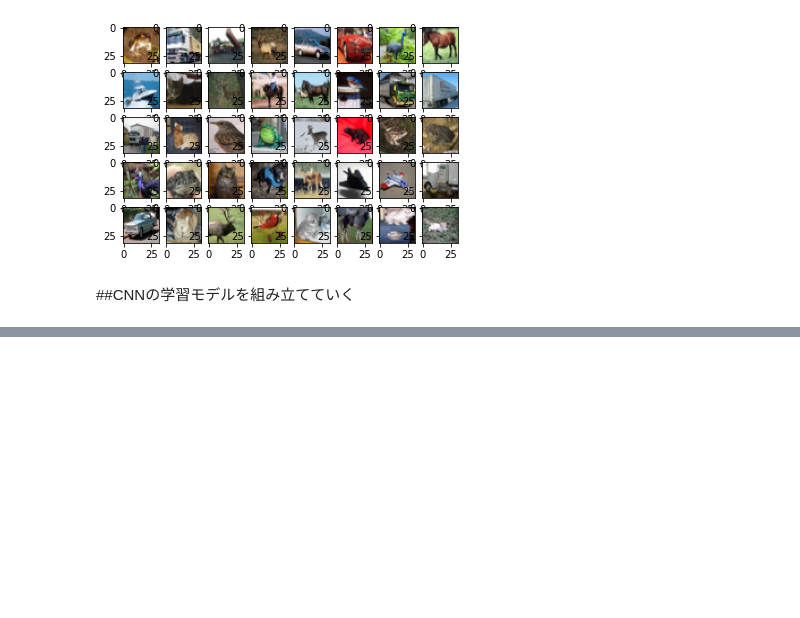
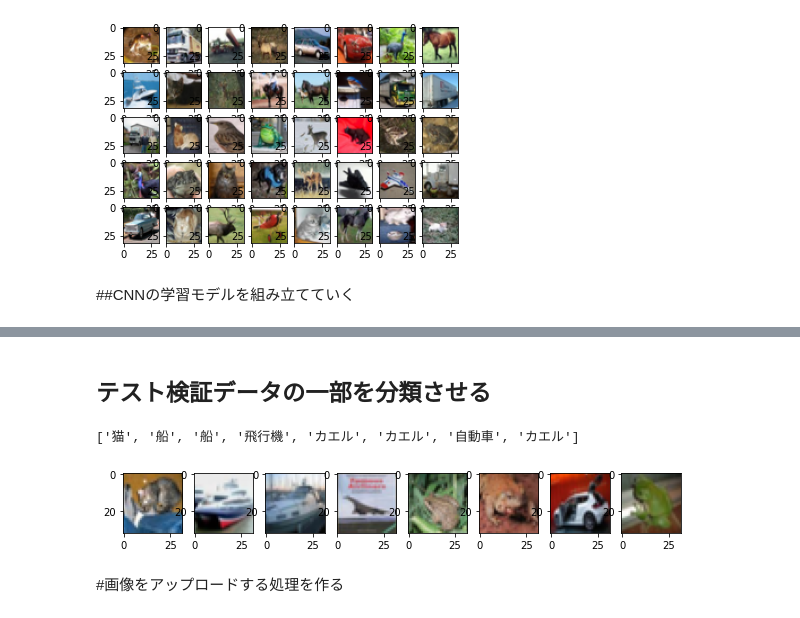
Before and after one commit to takahashi0329/DeepLerarning2022Late, a Jupyter notebook: CNNで画像分類2022.ipynb, the cells around one changed output, grey strips where cells are left out. Drawn from its saved outputs; the diff is of its cells as text; code cells hidden in the pictures; blank space fills up the shorter version.

```diff
--- a/CNNで画像分類2022.ipynb
+++ b/CNNで画像分類2022.ipynb
@@ -93,0 +164,30 @@ model =Sequential([
+# %%
+probability_model = Sequential([
+    model,
+    tf.keras.layers.Softmax()
+])
+# %% [markdown]
+## テスト検証データの一部を分類させる
+# %%
+tests = x_test[:8] #一部を切り抜く
+# 切り抜いたデータをプロットで表示
+pyplot.figure(figsize=(10, 10))
+for i in range(0, len(tests)):
+  pyplot.subplot(1, len(tests), i+1)
+  pyplot.imshow(tests[i], cmap='gray')
+#ループ終わり
+# testsの内容を表示出来たら、分類用のprobability_modelに分類させる(解答させる)
+r = probability_model(tests) #分類結果を変数rに代入
+# print(r)
+# 分類結果の回答(r)の中から各行の一番高い確率を抜き出して、そのインデックスを格納する配列を用意
+result = []
+# ループしながらrに追加していく
+for i in np.argmax(r.numpy(), axis=1):
+  result.append(labels[i])
+#ループ終わり
+print(result)
+# %% [output]
+['猫', '船', '船', '飛行機', 'カエル', 'カエル', '自動車', 'カエル']
+[figure, added]
+# %% [markdown]
+#画像をアップロードする処理を作る
```
Also changed, not shown: parts of 12 cells of this notebook.
